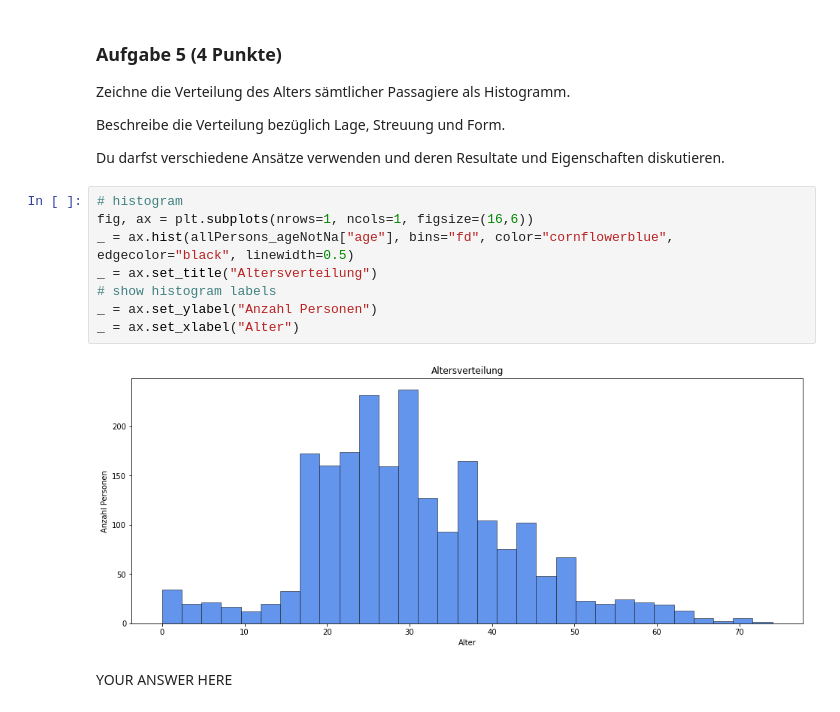
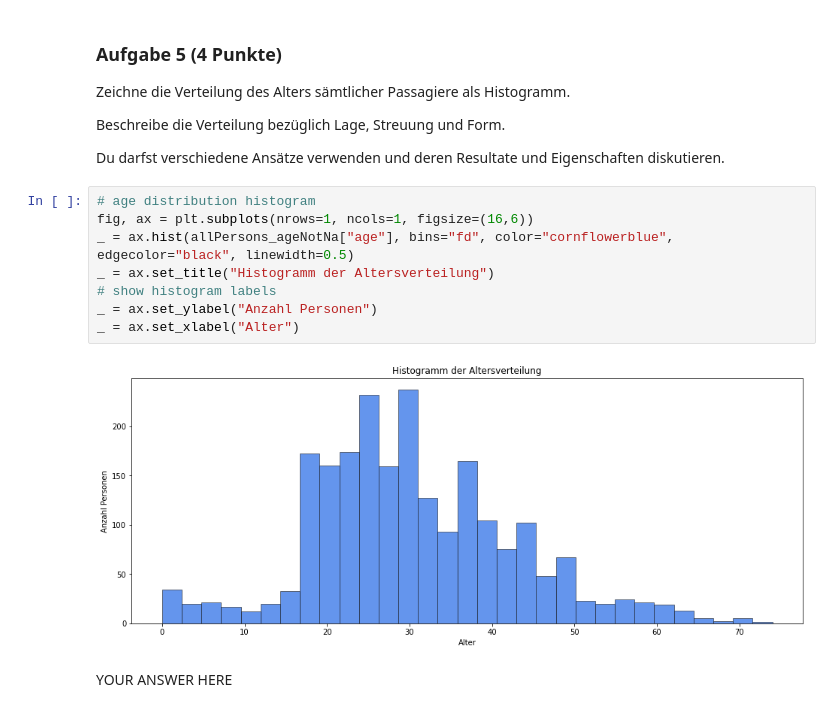
Before and after one commit to marcschny/dsp_assignments, a Jupyter notebook: assignments/assignment11_graded/exercise11.ipynb, the cells around one changed output. Saved outputs shown, nothing was run; the diff lists cells and outputs as text.

```diff
--- a/assignments/assignment11_graded/exercise11.ipynb
+++ b/assignments/assignment11_graded/exercise11.ipynb
@@ -306,15 +308,15 @@ Beschreibe die Verteilung bezüglich Lage, Streuung und Form.
 
 Du darfst verschiedene Ansätze verwenden und deren Resultate und Eigenschaften diskutieren.
 # %%
-# histogram
+# age distribution histogram
 fig, ax = plt.subplots(nrows=1, ncols=1, figsize=(16,6))
 _ = ax.hist(allPersons_ageNotNa["age"], bins="fd", color="cornflowerblue", edgecolor="black", linewidth=0.5)
-_ = ax.set_title("Altersverteilung")
+_ = ax.set_title("Histogramm der Altersverteilung")
 # show histogram labels
 _ = ax.set_ylabel("Anzahl Personen")
 _ = ax.set_xlabel("Alter")
 # %% [output]
-[figure, old version]
+[figure, new version]
 # %% [markdown]
 YOUR ANSWER HERE
 # %% [markdown]
```
Also changed, not shown: parts of 10 cells of this notebook.
